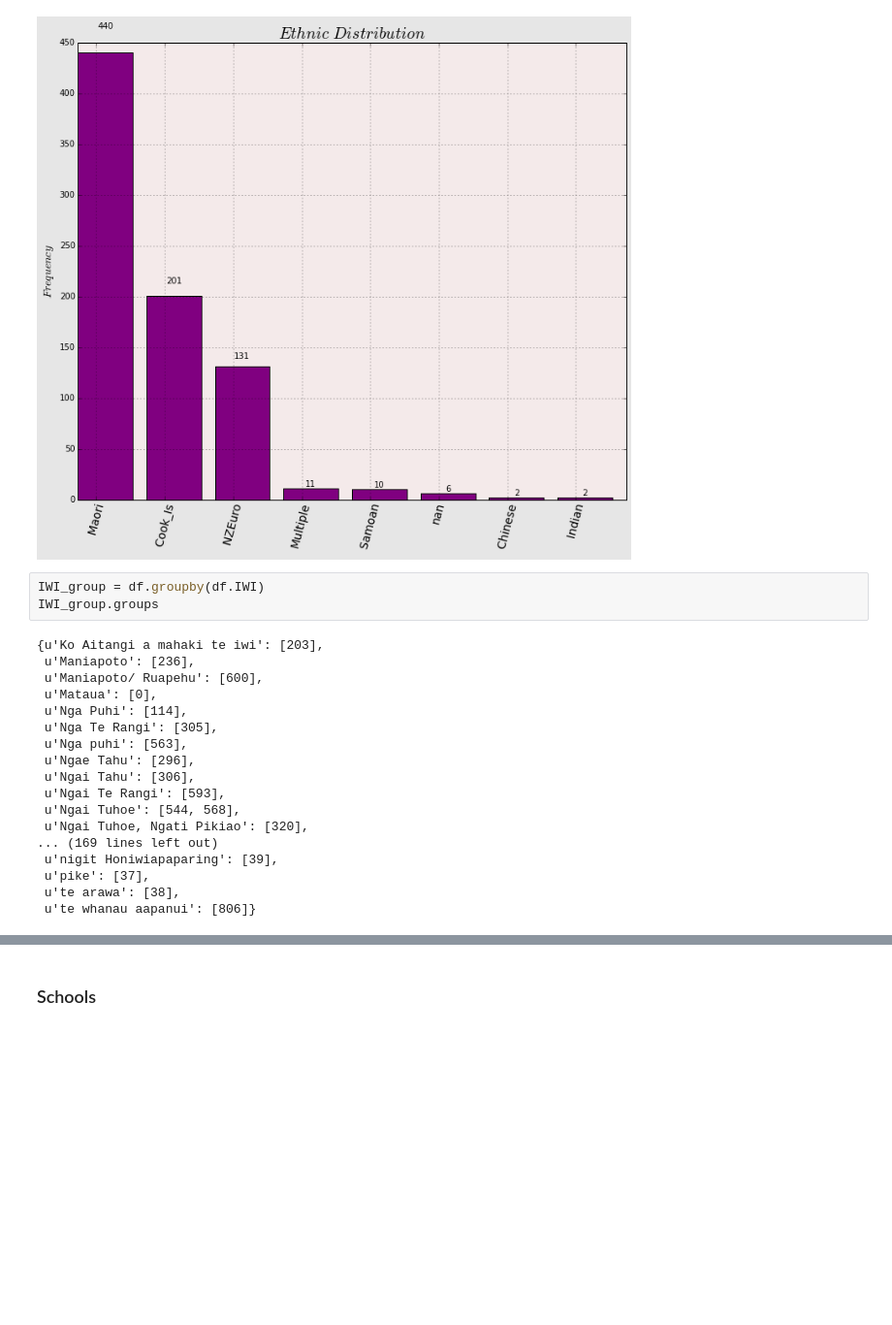
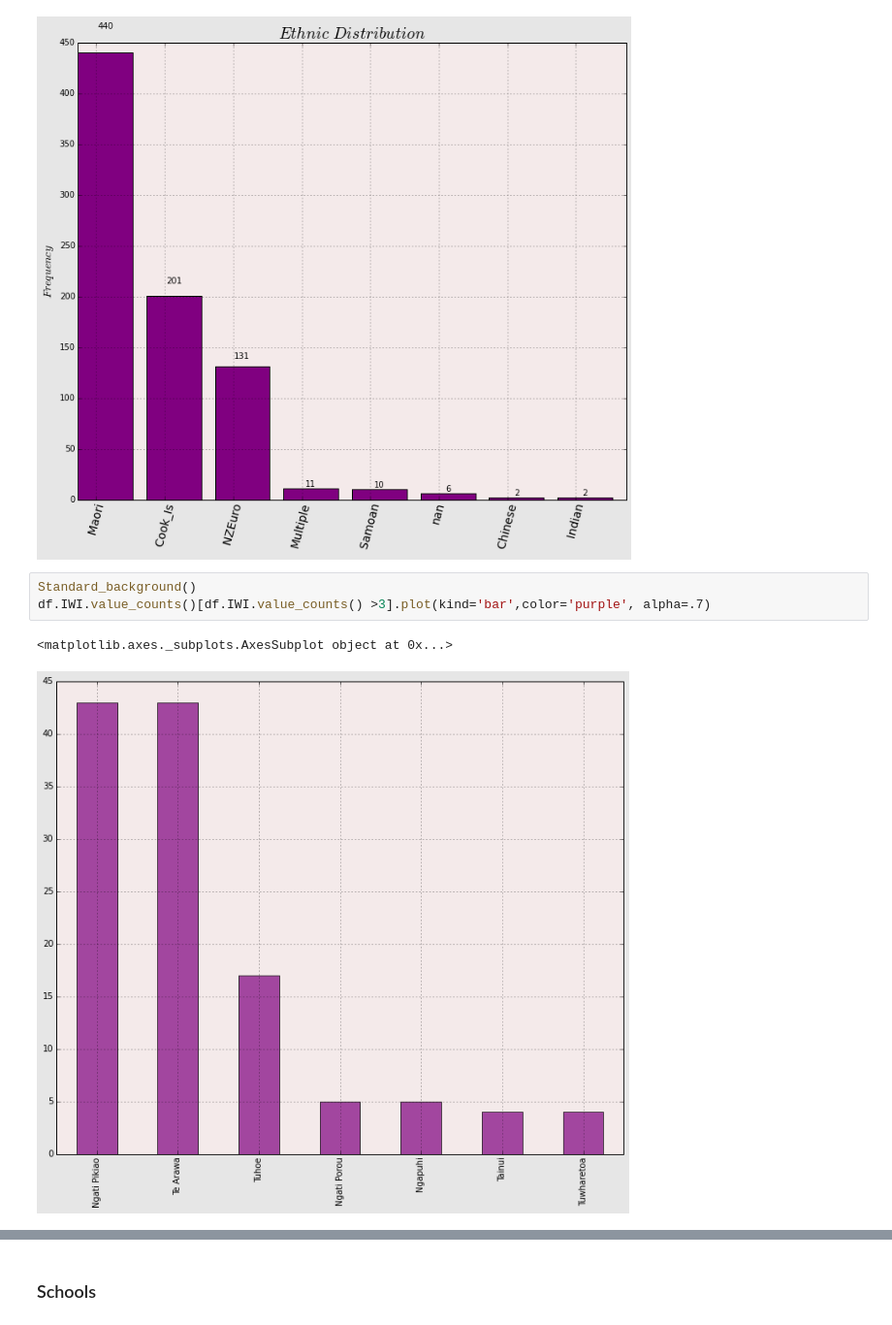
Before and after one commit to hillbs/Differential-Equations-and-Linear-Algebra, a Jupyter notebook: Youth_survey_git.ipynb, the cells around one changed output, grey strips where cells are left out. Shown at 97% size. Saved outputs shown, nothing was run; the diff lists cells and outputs as text; blank space fills up the shorter version.

```diff
--- a/Youth_survey_git.ipynb
+++ b/Youth_survey_git.ipynb
@@ -150,24 +215,9 @@ plt.grid(True)
 plt.show()
 # %% [output]
 [figure]
-# %%
-IWI_group = df.groupby(df.IWI)
-IWI_group.groups
-# %% [output]
-{u'Ko Aitangi a mahaki te iwi': [203],
- u'Maniapoto': [236],
- u'Maniapoto/ Ruapehu': [600],
- u'Mataua': [0],
- u'Nga Puhi': [114],
- u'Nga Te Rangi': [305],
- u'Nga puhi': [563],
- u'Ngae Tahu': [296],
- u'Ngai Tahu': [306],
- u'Ngai Te Rangi': [593],
- u'Ngai Tuhoe': [544, 568],
- u'Ngai Tuhoe, Ngati Pikiao': [320],
-... (169 lines left out)
- u'nigit Honiwiapaparing': [39],
- u'pike': [37],
- u'te arawa': [38],
- u'te whanau aapanui': [806]}
+# %%
+Standard_background()
+df.IWI.value_counts()[df.IWI.value_counts() >3].plot(kind='bar',color='purple', alpha=.7)
+# %% [output]
+<matplotlib.axes._subplots.AxesSubplot object at 0x...>
+[figure, added]
```
Also changed, not shown: parts of 28 cells of this notebook.
